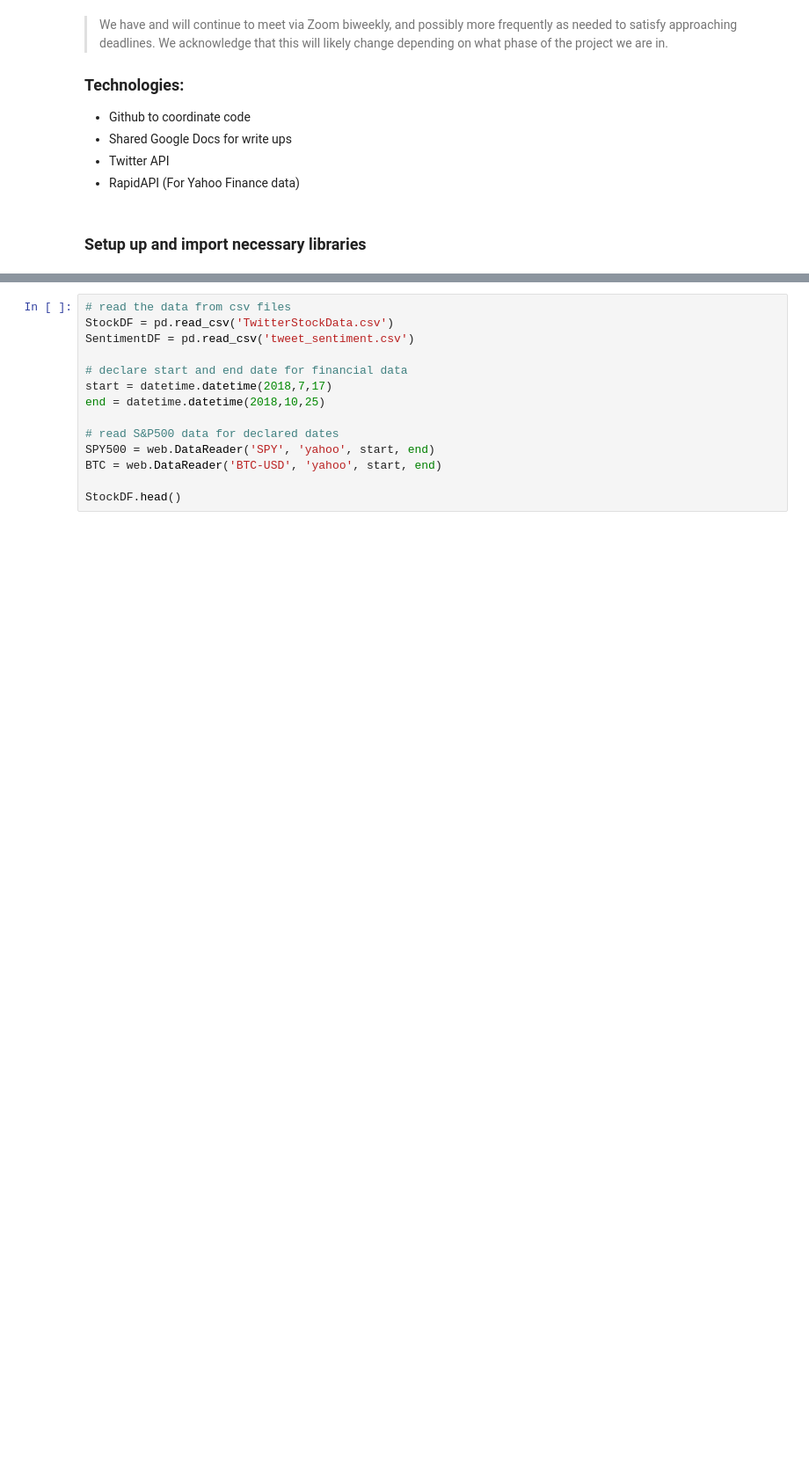
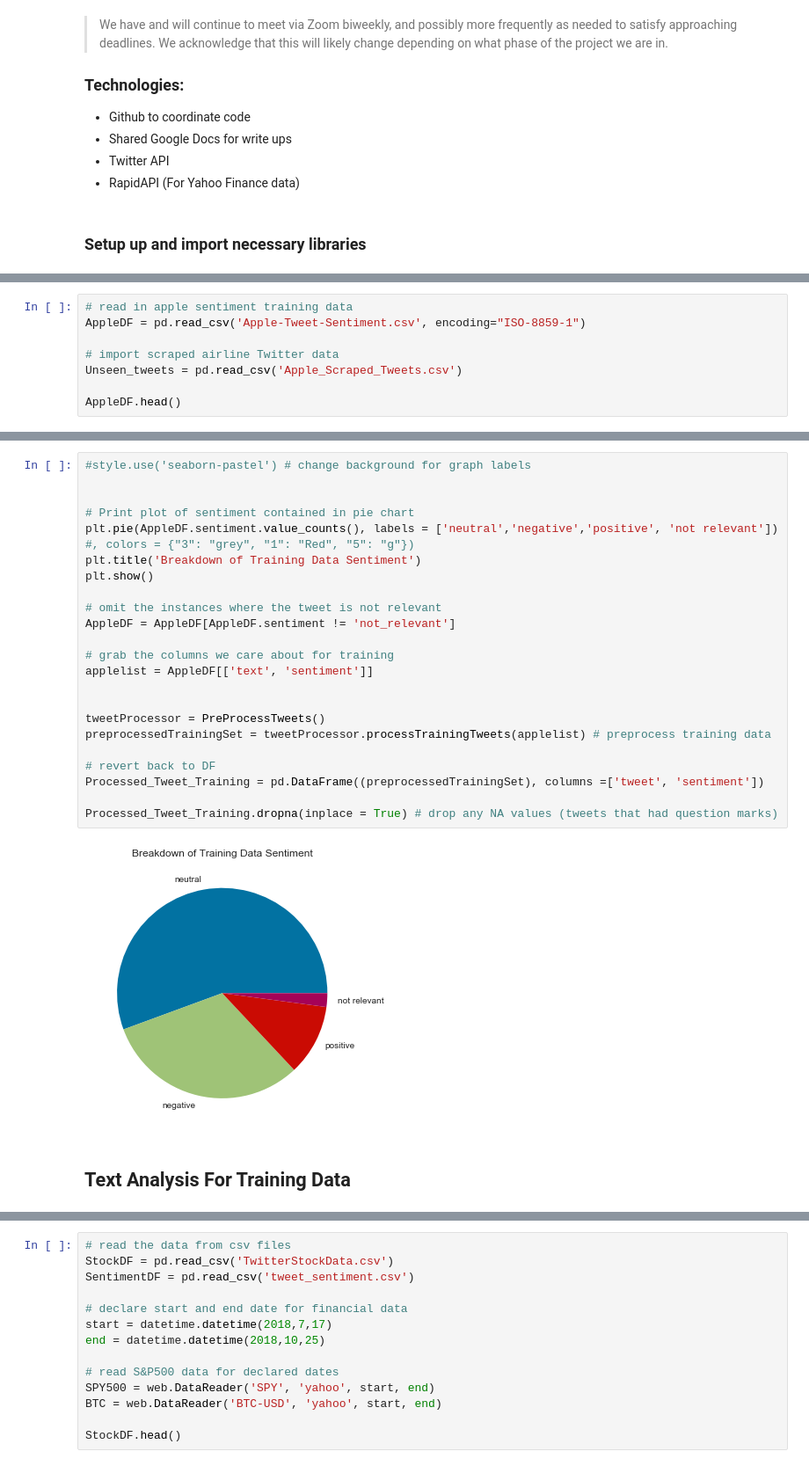
Before and after one commit to danellsworth/danellsworth.github.io, a Jupyter notebook: FinancialAnalysis.ipynb, the cells around one changed output, grey strips where cells are left out. Shown at 88% size. Saved outputs shown, nothing was run; the diff lists cells and outputs as text; blank space fills up the shorter version.

Commit message:
Final Deliverable Update 1
Added ML for Apple and Airlines

```diff
--- a/FinancialAnalysis.ipynb
+++ b/FinancialAnalysis.ipynb
@@ -35,0 +123,8 @@ import quandl
+# %%
+# read in apple sentiment training data
+AppleDF = pd.read_csv('Apple-Tweet-Sentiment.csv', encoding="ISO-8859-1")
+
+# import scraped airline Twitter data
+Unseen_tweets = pd.read_csv('Apple_Scraped_Tweets.csv')
+
+AppleDF.head()
@@ -35,0 +199,28 @@ import quandl
+# %%
+#style.use('seaborn-pastel') # change background for graph labels
+
+
+# Print plot of sentiment contained in pie chart
+plt.pie(AppleDF.sentiment.value_counts(), labels = ['neutral','negative','positive', 'not relevant']) #, colors = {"3": "grey", "1": "Red", "5": "g"})
+plt.title('Breakdown of Training Data Sentiment')
+plt.show()
+
+# omit the instances where the tweet is not relevant
+AppleDF = AppleDF[AppleDF.sentiment != 'not_relevant']
+
+# grab the columns we care about for training
+applelist = AppleDF[['text', 'sentiment']]
+
+
+tweetProcessor = PreProcessTweets()
+preprocessedTrainingSet = tweetProcessor.processTrainingTweets(applelist) # preprocess training data
+
+# revert back to DF
+Processed_Tweet_Training = pd.DataFrame((preprocessedTrainingSet), columns =['tweet', 'sentiment'])
+
+Processed_Tweet_Training.dropna(inplace = True) # drop any NA values (tweets that had question marks)
+# %% [output]
+[figure, added]
+# %% [markdown]
+<a id='TrainingTxt'></a>
+## Text Analysis For Training Data
```
Also changed, not shown: parts of 67 cells of this notebook, 7 other files.
